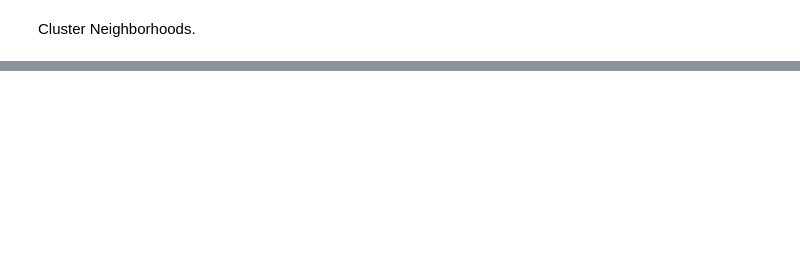
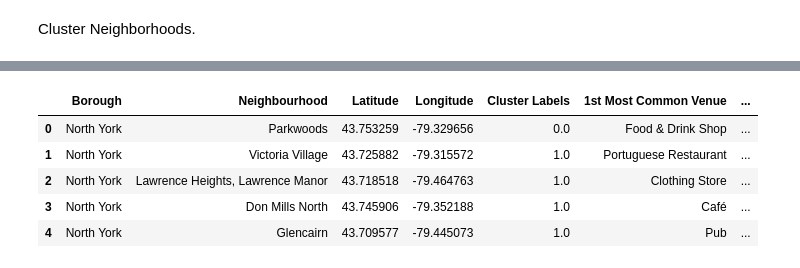
Before and after one commit to Yahyaabualhaj/Coursera_Capstone, a Jupyter notebook: notebooks/w_3_3.ipynb, the cells around one changed output, grey strips where cells are left out. Saved outputs shown, nothing was run; the diff lists cells and outputs as text; code cells hidden in the pictures; blank space fills up the shorter version.

Commit message:
Segmenting and Clustering Neighborhoods in Toronto--final.

```diff
--- a/notebooks/w_3_3.ipynb
+++ b/notebooks/w_3_3.ipynb
@@ -295,13 +461,20 @@ kmeans.labels_[0:10]
 # %%
 # add clustering labels
-# neighborhoods_venues_sorted.insert(0, 'Cluster Labels', kmeans.labels_)
+neighborhoods_venues_sorted.insert(0, 'Cluster Labels', kmeans.labels_)
 
 toronto_merged = toronto_data.drop('Postcode',1)
 
 # merge toronto_grouped with toronto_data to add latitude/longitude for each neighborhood
 toronto_merged = toronto_merged.join(neighborhoods_venues_sorted.set_index('Neighborhood'), on='Neighbourhood')
 toronto_merged = toronto_merged.drop([16])
 toronto_merged.head() # check the last columns!
+# %% [output]
+|  | Borough | Neighbourhood | Latitude | Longitude | Cluster Labels | 1st Most Common Venue | ... |
+| 0 | North York | Parkwoods | 43.753259 | -79.329656 | 0.0 | Food & Drink Shop | ... |
+| 1 | North York | Victoria Village | 43.725882 | -79.315572 | 1.0 | Portuguese Restaurant | ... |
+| 2 | North York | Lawrence Heights, Lawrence Manor | 43.718518 | -79.464763 | 1.0 | Clothing Store | ... |
+| 3 | North York | Don Mills North | 43.745906 | -79.352188 | 1.0 | Café | ... |
+| 4 | North York | Glencairn | 43.709577 | -79.445073 | 1.0 | Pub | ... |
 # %%
 # create map
 map_clusters = folium.Map(location=[latitude, longitude], zoom_start=11)
```
Also changed, not shown: parts of 23 cells of this notebook, 1 other file.
